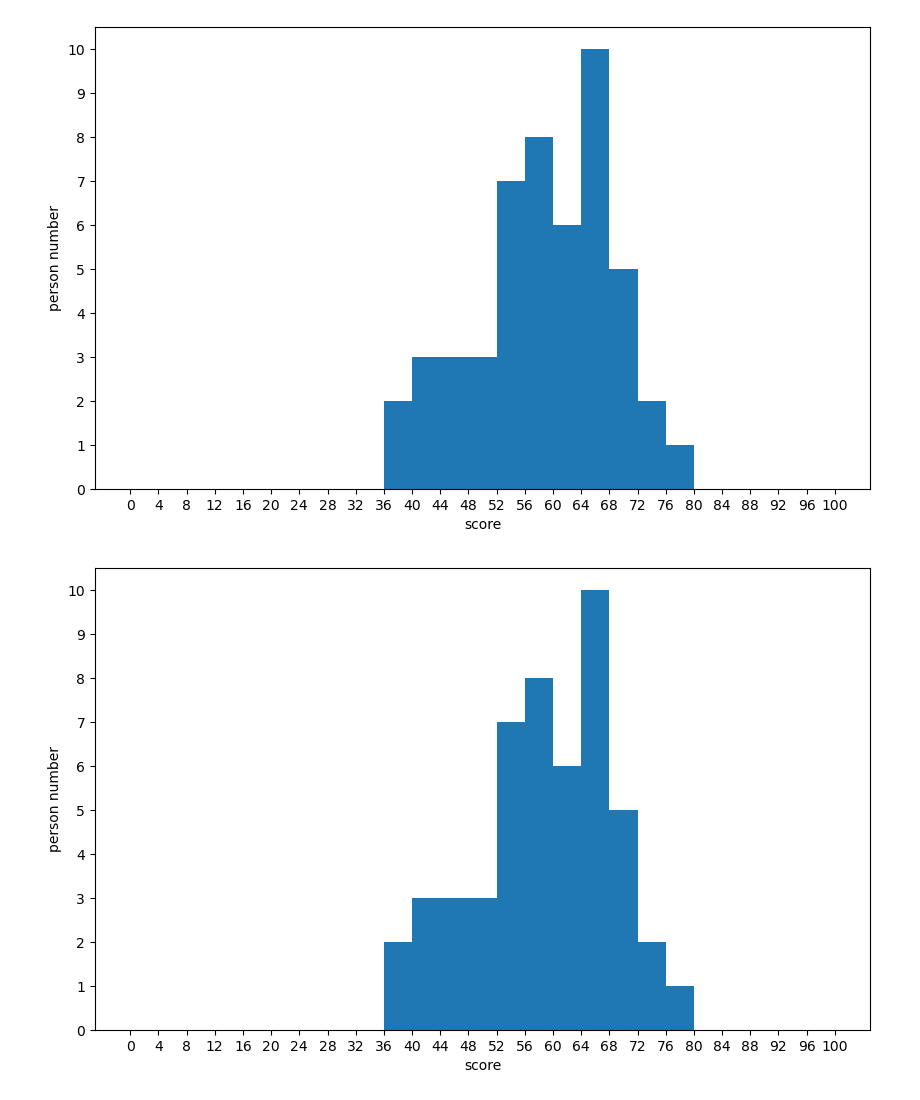
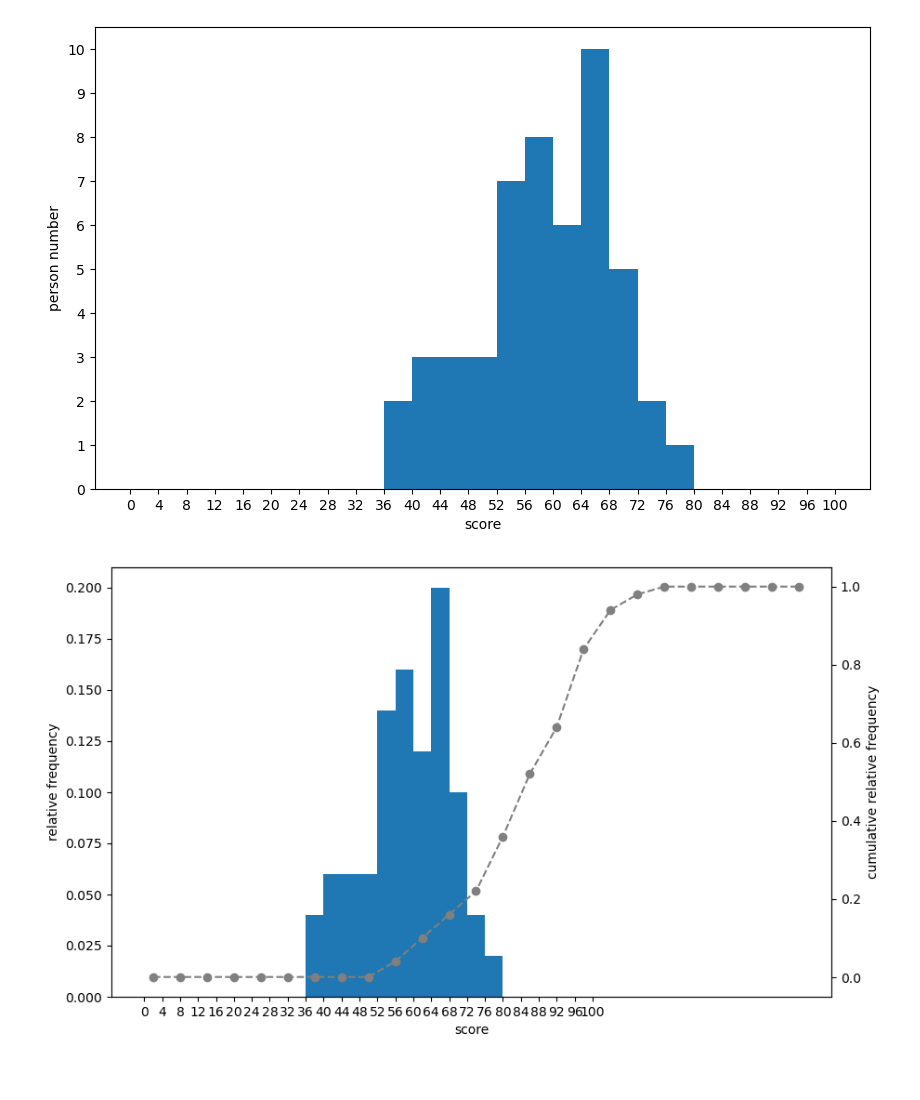
Before and after one commit to friedwook/statistical-analysis, a Jupyter notebook: chap2.ipynb, the cells around one changed output. Drawn from its saved outputs; the diff is of its cells as text; code cells hidden in the pictures; blank space fills up the shorter version.

```diff
--- a/chap2.ipynb
+++ b/chap2.ipynb
@@ -375,14 +374,32 @@ plt.show()
 [figure]
 # %%
 fig = plt.figure(figsize = (10, 6))
+ax1 = fig.add_subplot(111)
+#y축의 슼에일이 다른 그래프를 ax1과 동일한 영역에 생성
+ax2 = ax1.twinx()
 
-ax = fig.add_subplot(111)
+#상댇도수의 히스토그램으로 하기 위해서는, 도수를 데이터의 수로 나눌 필요가 있음
+#이것은 hist의 인수 wight를 지정하면 실현 가능
+weights = np.ones_like(english_scores) / len(english_scores)
+rel_freq, _ , _ = ax1.hist(english_scores, bins=25,
+                           range=(0, 100), weights=weights)
 
-freq, _ , _ = ax.hist(english_scores, bins=25, range=(0, 100))
-ax.set_xlabel('score')
-ax.set_ylabel('person number')
-ax.set_xticks(np.linspace(0,100, 25+1))
-ax.set_yticks(np.arange(0, freq.max()+1))
+cum_rel_freq = np.cumsum(rel_freq)
+class_value = [i+(i+4)//2 for i in range(0, 100, 4)]
+# 꺽은선 그래프를 그림
+# 인수 ls를 '--'로 하면 점선이 그려짐
+# 인수 marker를 'o'으로 하면 데이터 점을 그림
+# 인수 color를 'gray'로 하면 회색으로 젖ㅇ
+ax2.plot(class_value, cum_rel_freq,
+         ls = '--', marker = 'o', color = 'gray')
+#꺽은선 그래프의 눈금선을 제거
+ax2.grid(visible=False)
+
+ax1.set_xlabel('score')
+ax1.set_ylabel('relative frequency')
+ax2.set_ylabel('cumulative relative frequency')
+ax1.set_xticks(np.linspace(0,100, 25+1))
+
 plt.show()
 # %% [output]
-[figure, old version]
+[figure, new version]
```
Also changed, not shown: parts of 5 cells of this notebook, 3 other files.
